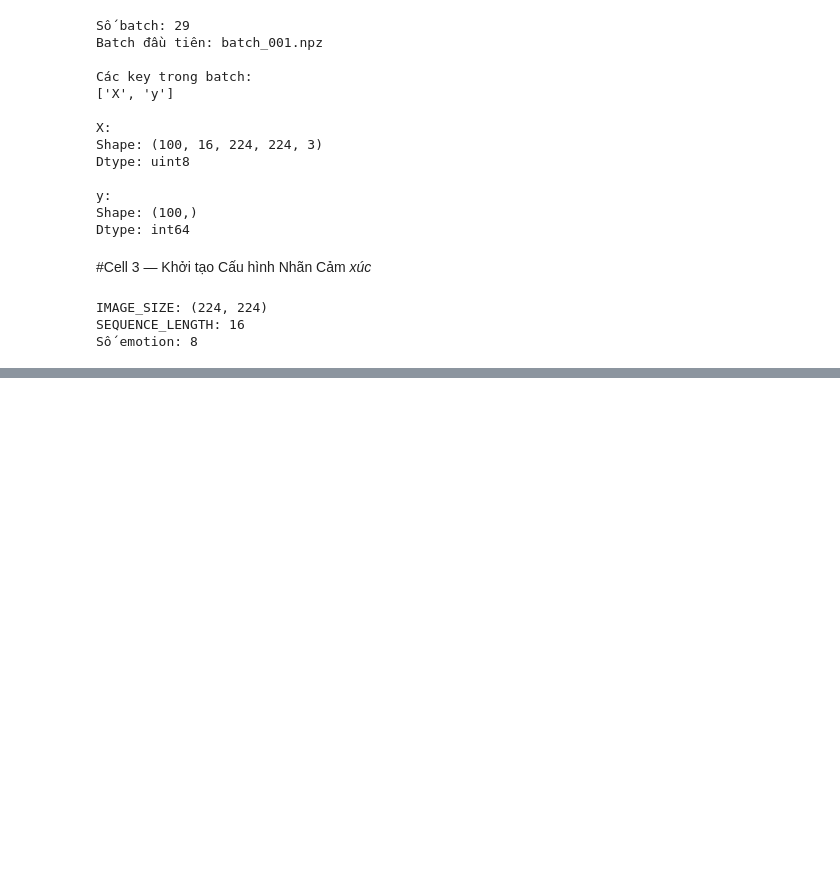
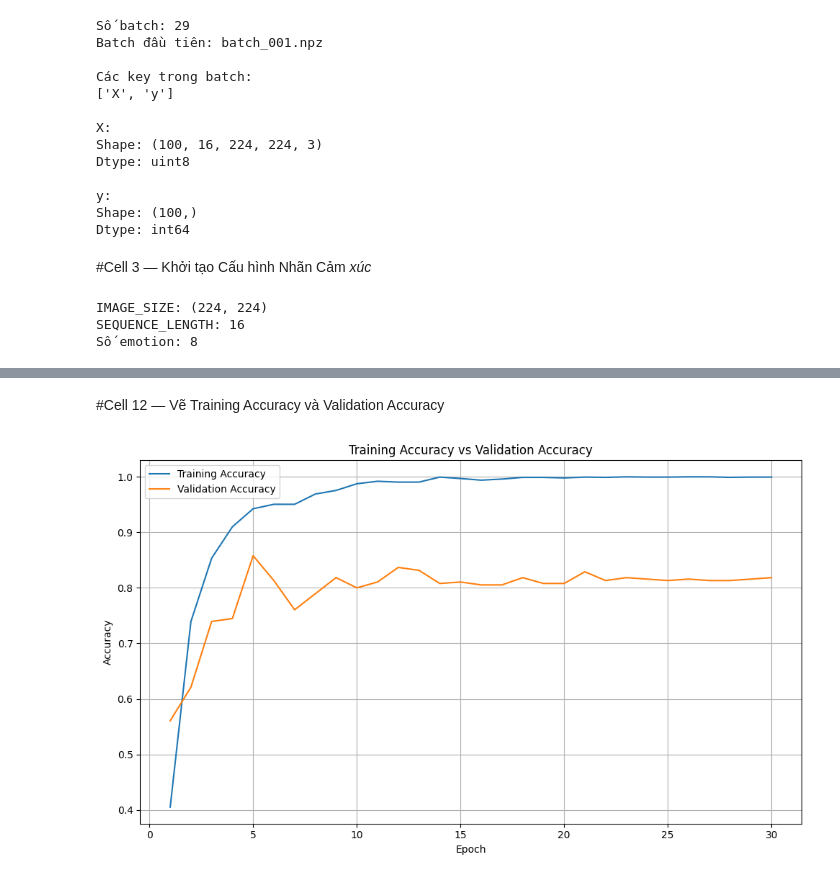
Before and after one commit to Wuanzz/FER-Video-Emotion-Recognition, a Jupyter notebook: model_evaluation.ipynb, the cells around one changed output, grey strips where cells are left out. Drawn from its saved outputs; the diff is of its cells as text; code cells hidden in the pictures; blank space fills up the shorter version.

```diff
--- a/model_evaluation.ipynb
+++ b/model_evaluation.ipynb
@@ -100,0 +619,25 @@ Số emotion: 8
+# %% [markdown]
+#Cell 12 — Vẽ Training Accuracy và Validation Accuracy
+# %%
+plt.figure(figsize=(10, 6))
+
+plt.plot(
+    epochs,
+    history['train_acc'],
+    label='Training Accuracy'
+)
+
+plt.plot(
+    epochs,
+    history['val_acc'],
+    label='Validation Accuracy'
+)
+
+plt.xlabel('Epoch')
+plt.ylabel('Accuracy')
+plt.title('Training Accuracy vs Validation Accuracy')
+plt.legend()
+plt.grid(True)
+plt.tight_layout()
+# %% [output]
+[figure, added]
```
Also changed, not shown: parts of 43 cells of this notebook.
